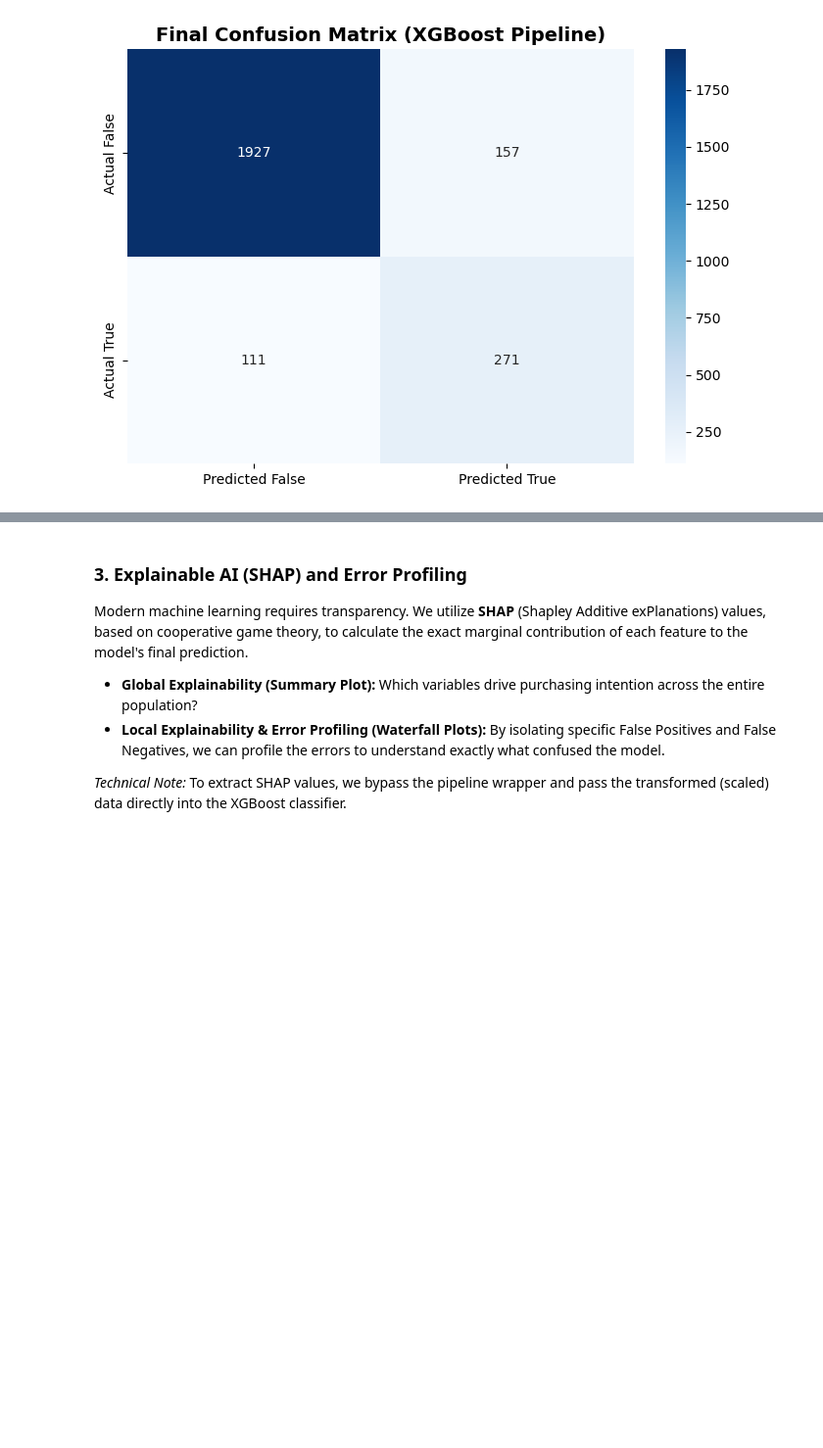
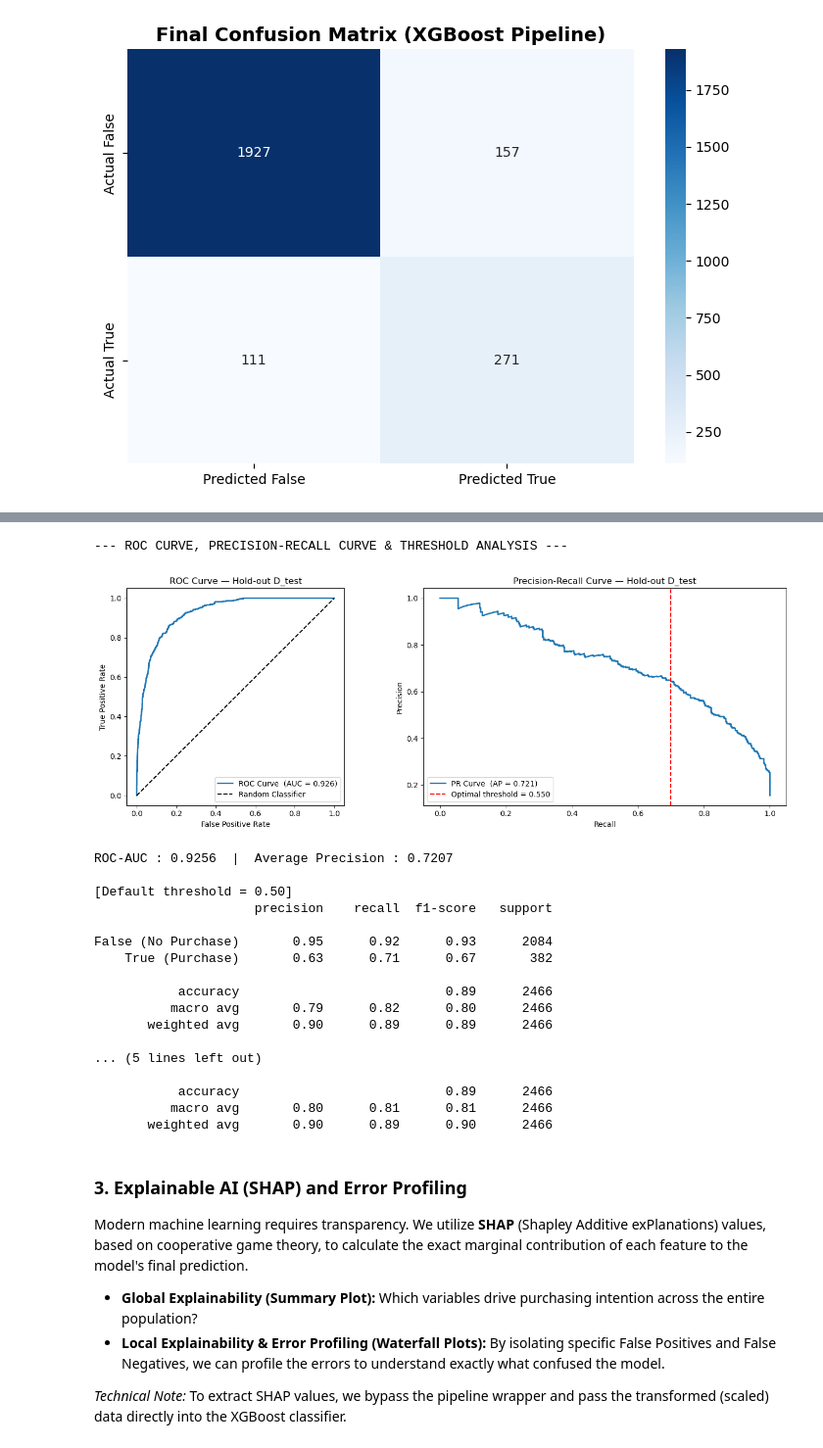
Before and after one commit to DaniloParisi03/Data-Mining-ML-project, a Jupyter notebook: jupyter/3_Evaluation_Ablation_and_XAI.ipynb, the cells around one changed output, grey strips where cells are left out. Shown at 98% size. Cells and saved outputs as stored; diff of their text form; code cells hidden in the pictures; blank space fills up the shorter version.

```diff
--- a/jupyter/3_Evaluation_Ablation_and_XAI.ipynb
+++ b/jupyter/3_Evaluation_Ablation_and_XAI.ipynb
@@ -185,3 +252,79 @@ False (No Purchase)       0.95      0.92      0.93      2084
+# %%
+from sklearn.metrics import roc_curve, auc, precision_recall_curve, average_precision_score
+
+print("--- ROC CURVE, PRECISION-RECALL CURVE & THRESHOLD ANALYSIS ---")
+
+# Predicted probabilities for the positive (Purchase=True) class
+y_prob = champion_pipeline.predict_proba(X_test)[:, 1]
+
+# ROC
+fpr, tpr, _ = roc_curve(y_test, y_prob)
+roc_auc = auc(fpr, tpr)
+
+# Precision-Recall
+prec_curve, rec_curve, pr_thresholds = precision_recall_curve(y_test, y_prob)
+avg_precision = average_precision_score(y_test, y_prob)
+
+# Optimal threshold: maximise minority-class (Purchase) F1
+f1_per_threshold = (2 * prec_curve[:-1] * rec_curve[:-1] /
+                    (prec_curve[:-1] + rec_curve[:-1] + 1e-9))
+best_idx = int(np.argmax(f1_per_threshold))
+optimal_threshold = float(pr_thresholds[best_idx])
+
+y_pred_default = (y_prob >= 0.50).astype(int)
+y_pred_optimal = (y_prob >= optimal_threshold).astype(int)
+
+# --- Plot ---
+fig, axes = plt.subplots(1, 2, figsize=(14, 5))
+
+axes[0].plot(fpr, tpr, lw=2, label=f'ROC Curve  (AUC = {roc_auc:.3f})')
+axes[0].plot([0, 1], [0, 1], 'k--', lw=1.5, label='Random Classifier')
+axes[0].set_xlabel('False Positive Rate')
+axes[0].set_ylabel('True Positive Rate')
+axes[0].set_title('ROC Curve — Hold-out D_test')
+axes[0].legend(loc='lower right')
+axes[0].set_aspect('equal')
+
+axes[1].plot(rec_curve, prec_curve, lw=2, label=f'PR Curve  (AP = {avg_precision:.3f})')
+axes[1].axvline(rec_curve[best_idx], color='red', ls='--',
+                label=f'Optimal threshold = {optimal_threshold:.3f}')
+axes[1].set_xlabel('Recall')
+axes[1].set_ylabel('Precision')
+axes[1].set_title('Precision-Recall Curve — Hold-out D_test')
+axes[1].legend()
+
+plt.tight_layout()
+plt.show()
+
+print(f"\nROC-AUC : {roc_auc:.4f}  |  Average Precision : {avg_precision:.4f}")
+
+print(f"\n[Default threshold = 0.50]")
+print(classification_report(y_test, y_pred_default,
+                             target_names=['False (No Purchase)', 'True (Purchase)']))
+
+print(f"[Optimal threshold = {optimal_threshold:.3f}]")
+print(classification_report(y_test, y_pred_optimal,
+                             target_names=['False (No Purchase)', 'True (Purchase)']))
+# %% [output]
+--- ROC CURVE, PRECISION-RECALL CURVE & THRESHOLD ANALYSIS ---
+[figure, added]
+ROC-AUC : 0.9256  |  Average Precision : 0.7207
+
+[Default threshold = 0.50]
+                     precision    recall  f1-score   support
+
+False (No Purchase)       0.95      0.92      0.93      2084
+    True (Purchase)       0.63      0.71      0.67       382
+
+           accuracy                           0.89      2466
+          macro avg       0.79      0.82      0.80      2466
+       weighted avg       0.90      0.89      0.89      2466
+
+... (5 lines left out)
+
+           accuracy                           0.89      2466
+          macro avg       0.80      0.81      0.81      2466
+       weighted avg       0.90      0.89      0.90      2466
 # %% [markdown]
 ### 3. Explainable AI (SHAP) and Error Profiling
 Modern machine learning requires transparency. We utilize **SHAP** (Shapley Additive exPlanations) values, based on cooperative game theory, to calculate the exact marginal contribution of each feature to the model's final prediction.
```
Also changed, not shown: parts of 6 cells of this notebook, 6 other files.
